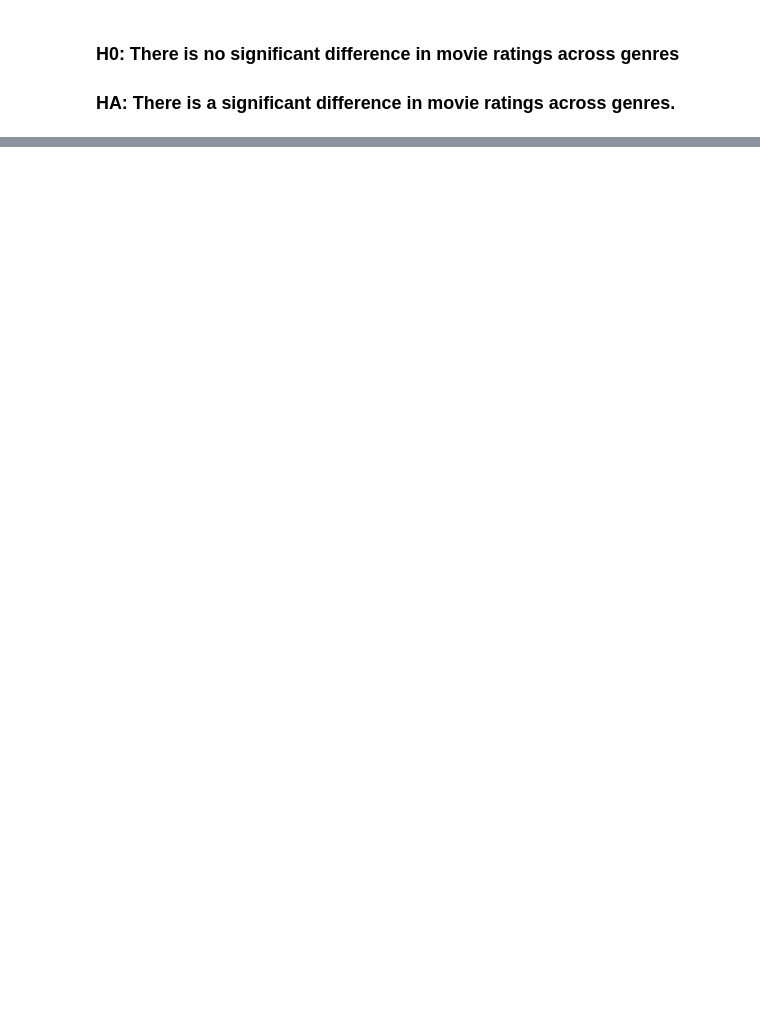
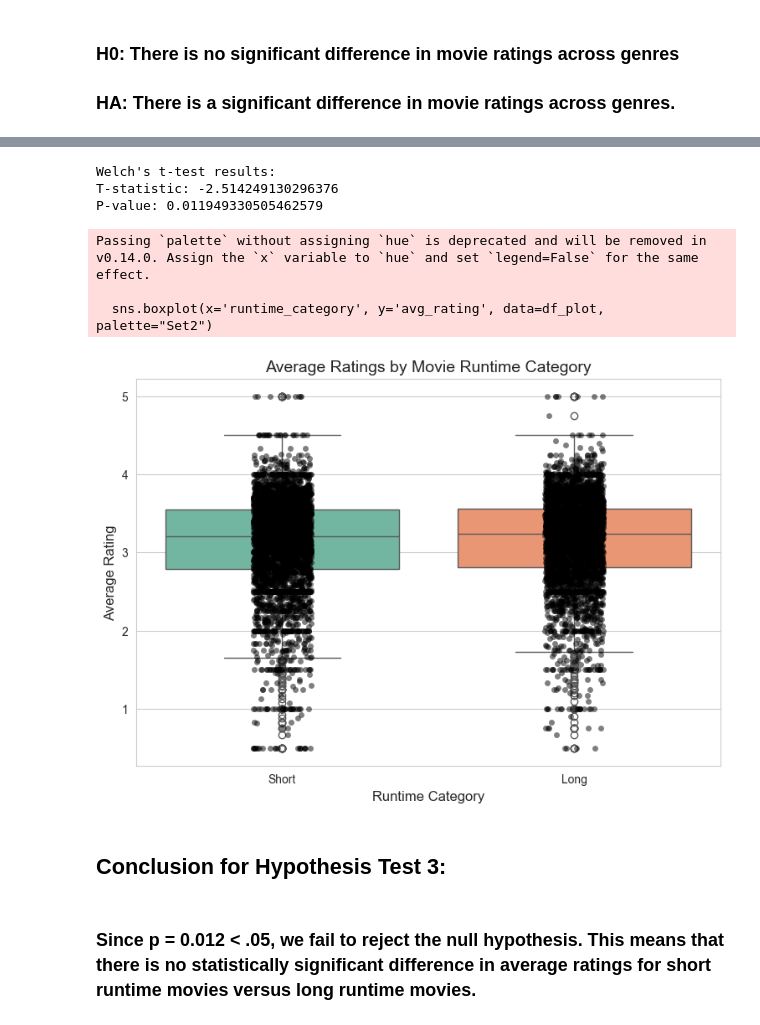
Before and after one commit to saharshmaloo/MovieAnalysis320, a Jupyter notebook: movies_data.ipynb, the cells around one changed output, grey strips where cells are left out. Saved outputs shown, nothing was run; the diff lists cells and outputs as text; code cells hidden in the pictures; blank space fills up the shorter version.

Commit message:
finished third hypothesis test

```diff
--- a/movies_data.ipynb
+++ b/movies_data.ipynb
@@ -398,0 +408,6 @@ Passing `palette` without assigning `hue` is deprecated and will be removed in v
+# %%
+runtimes_df = movies_df[['id', 'runtime']].reset_index(drop=True)
+runtimes_df = runtimes_df.dropna().reset_index(drop=True)
+print(runtimes_df['id'].dtype)
+print(runtimes_df['runtime'].dtype)
+runtimes_df
@@ -398,0 +446,4 @@ Passing `palette` without assigning `hue` is deprecated and will be removed in v
+# %%
+merged_runtime_rating_df = runtimes_df.merge(avgrating_df, on='id', how='inner')
+merged_runtime_rating_df = merged_runtime_rating_df.dropna().reset_index(drop=True)
+merged_runtime_rating_df
@@ -398,0 +464,3 @@ Passing `palette` without assigning `hue` is deprecated and will be removed in v
+# %%
+median_runtime = merged_runtime_rating_df['runtime'].median()
+print("Median runtime:", median_runtime)
@@ -398,0 +469,6 @@ Passing `palette` without assigning `hue` is deprecated and will be removed in v
+# %%
+#create a new column to categorize movies as "short" or "long"
+merged_runtime_rating_df['runtime_category'] = np.where(merged_runtime_rating_df['runtime'] <= median_runtime, 'short', 'long')
+#split avg_rating into two groups based on runtime_category
+short_ratings = merged_runtime_rating_df.loc[merged_runtime_rating_df['runtime_category'] == 'short', 'avg_rating']
+long_ratings = merged_runtime_rating_df.loc[merged_runtime_rating_df['runtime_category'] == 'long', 'avg_rating']
@@ -398,0 +480,38 @@ Passing `palette` without assigning `hue` is deprecated and will be removed in v
+# %%
+t_stat, p_value = stats.ttest_ind(short_ratings, long_ratings, equal_var=False)
+print("Welch's t-test results:")
+print("T-statistic:", t_stat)
+print("P-value:", p_value)
+# %% [output]
+Welch's t-test results:
+T-statistic: -2.514249130296376
+P-value: 0.011949330505462579
+# %%
+df_plot = merged_runtime_rating_df.copy()
+#drop rows where runtime or avg_rating is missing
+df_plot.dropna(subset=['runtime', 'avg_rating'], inplace=True)
+#calculate the median runtime and categorize movies
+median_runtime = df_plot['runtime'].median()
+df_plot['runtime_category'] = np.where(df_plot['runtime'] <= median_runtime, 'Short', 'Long')
+#set a style for Seaborn
+sns.set_style("whitegrid")
+#create the figure
+plt.figure(figsize=(9, 6))
+#draw a boxplot
+sns.boxplot(x='runtime_category', y='avg_rating', data=df_plot, palette="Set2")
+#overlay the raw data points (stripplot) to show the distribution more clearly
+sns.stripplot(x='runtime_category', y='avg_rating', data=df_plot, color='black', alpha=0.5)
+#add title and labels
+plt.title("Average Ratings by Movie Runtime Category", fontsize=14)
+plt.xlabel("Runtime Category", fontsize=12)
+plt.ylabel("Average Rating", fontsize=12)
+plt.show()
+# %% [output]
+Passing `palette` without assigning `hue` is deprecated and will be removed in v0.14.0. Assign the `x` variable to `hue` and set `legend=False` for the same effect.
+
+  sns.boxplot(x='runtime_category', y='avg_rating', data=df_plot, palette="Set2")
+[figure, added]
+# %% [markdown]
+## Conclusion for Hypothesis Test 3:
+# %% [markdown]
+### Since p = 0.012 < .05, we fail to reject the null hypothesis. This means that there is no statistically significant difference in average ratings for short runtime movies versus long runtime movies.
```
Also changed, not shown: parts of 23 cells of this notebook, 1 other file.
